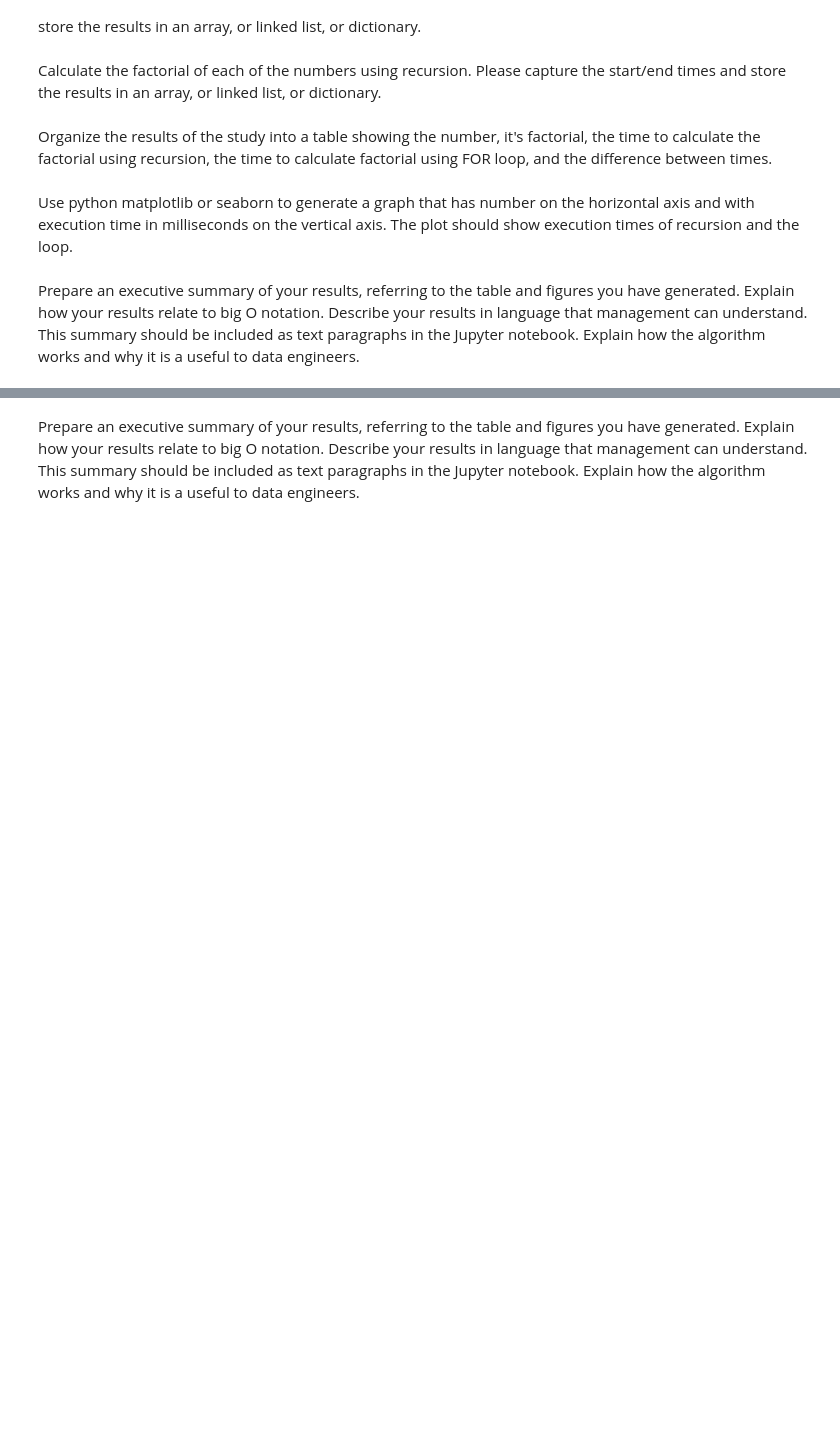
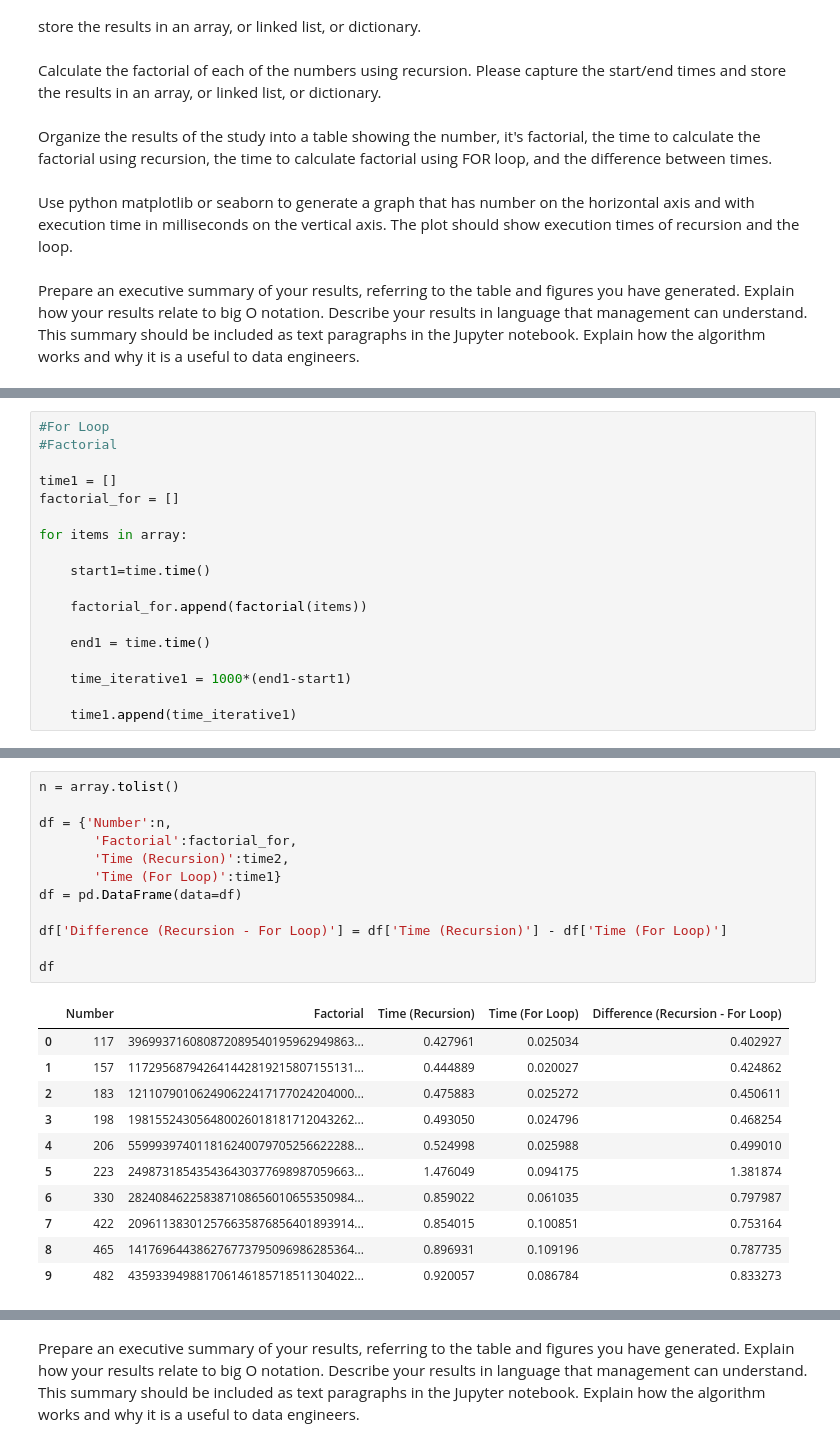
Before and after one commit to vincentpun123/Data-Engineering, a Jupyter notebook: Pun_MiniAssignment_3.ipynb, the cells around one changed output, grey strips where cells are left out. Drawn from its saved outputs; the diff is of its cells as text; blank space fills up the shorter version.

```diff
--- a/Pun_MiniAssignment_3.ipynb
+++ b/Pun_MiniAssignment_3.ipynb
@@ -126,0 +104,18 @@ time_iterative2
+# %%
+#For Loop
+#Factorial
+
+time1 = []
+factorial_for = []
+
+for items in array:
+
+    start1=time.time()
+
+    factorial_for.append(factorial(items))
+
+    end1 = time.time()
+
+    time_iterative1 = 1000*(end1-start1)
+
+    time1.append(time_iterative1)
@@ -127,2 +137,26 @@ time_iterative2
+# %%
+n = array.tolist()
+
+df = {'Number':n,
+       'Factorial':factorial_for,
+       'Time (Recursion)':time2,
+       'Time (For Loop)':time1}
+df = pd.DataFrame(data=df)
+
+df['Difference (Recursion - For Loop)'] = df['Time (Recursion)'] - df['Time (For Loop)']
+
+df
+# %% [output]
+|  | Number | Factorial | Time (Recursion) | Time (For Loop) | Difference (Recursion - For Loop) |
+| 0 | 117 | 396993716080872089540195962949863... | 0.427961 | 0.025034 | 0.402927 |
+| 1 | 157 | 117295687942641442819215807155131... | 0.444889 | 0.020027 | 0.424862 |
+| 2 | 183 | 121107901062490622417177024204000... | 0.475883 | 0.025272 | 0.450611 |
+| 3 | 198 | 198155243056480026018181712043262... | 0.493050 | 0.024796 | 0.468254 |
+| 4 | 206 | 559993974011816240079705256622288... | 0.524998 | 0.025988 | 0.499010 |
+| 5 | 223 | 249873185435436430377698987059663... | 1.476049 | 0.094175 | 1.381874 |
+| 6 | 330 | 282408462258387108656010655350984... | 0.859022 | 0.061035 | 0.797987 |
+| 7 | 422 | 209611383012576635876856401893914... | 0.854015 | 0.100851 | 0.753164 |
+| 8 | 465 | 141769644386276773795096986285364... | 0.896931 | 0.109196 | 0.787735 |
+| 9 | 482 | 435933949881706146185718511304022... | 0.920057 | 0.086784 | 0.833273 |
 # %%
 #Use python matplotlib or seaborn to generate a graph that has number on the horizontal axis and with execution time in milliseconds on the vertical axis. The plot should show execution times of recursion and the loop.
```
Also changed, not shown: parts of 9 cells of this notebook.
